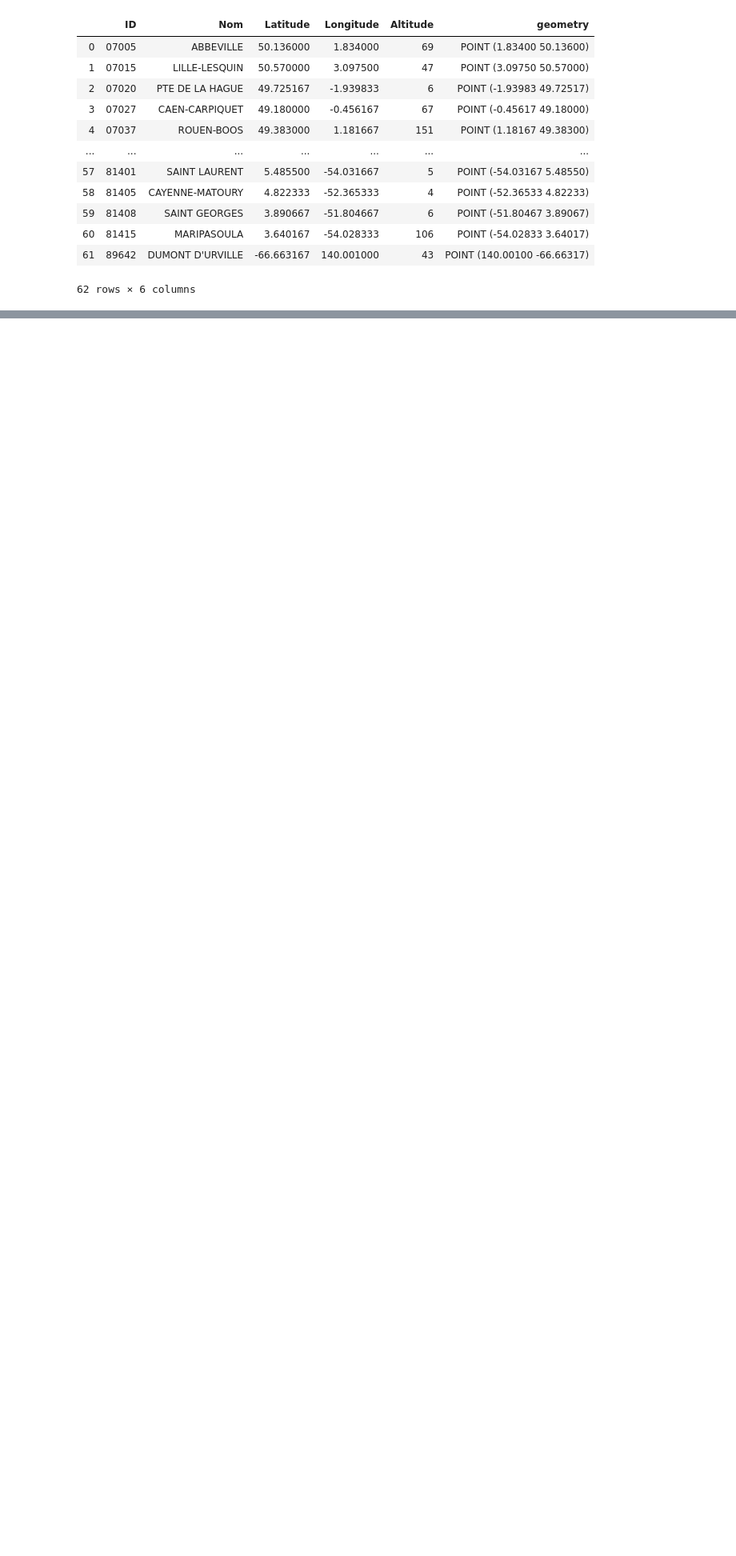
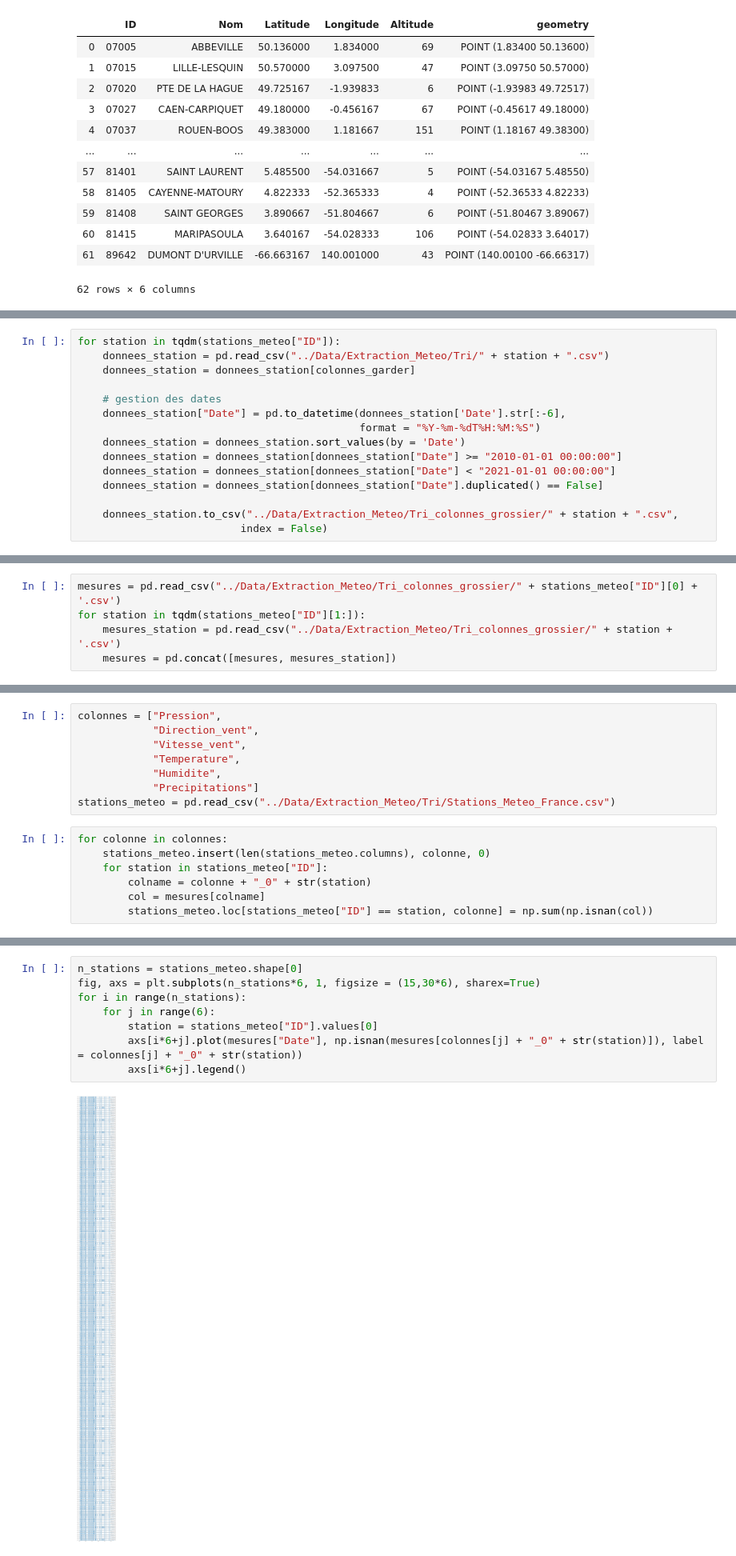
Before and after one commit to JlnZhou/ProjectML, a Jupyter notebook: Meteo.ipynb, the cells around one changed output, grey strips where cells are left out. Shown at 80% size. Cells and saved outputs as stored; diff of their text form; blank space fills up the shorter version.

Commit message:
Extraction meteo

```diff
--- a/Meteo.ipynb
+++ b/Meteo.ipynb
@@ -72,0 +133,15 @@ import requests
+# %%
+for station in tqdm(stations_meteo["ID"]):
+    donnees_station = pd.read_csv("../Data/Extraction_Meteo/Tri/" + station + ".csv")
+    donnees_station = donnees_station[colonnes_garder]
+
+    # gestion des dates
+    donnees_station["Date"] = pd.to_datetime(donnees_station['Date'].str[:-6],
+                                             format = "%Y-%m-%dT%H:%M:%S")
+    donnees_station = donnees_station.sort_values(by = 'Date')
+    donnees_station = donnees_station[donnees_station["Date"] >= "2010-01-01 00:00:00"]
+    donnees_station = donnees_station[donnees_station["Date"] < "2021-01-01 00:00:00"]
+    donnees_station = donnees_station[donnees_station["Date"].duplicated() == False]
+
+    donnees_station.to_csv("../Data/Extraction_Meteo/Tri_colonnes_grossier/" + station + ".csv",
+                          index = False)
@@ -72,0 +151,5 @@ import requests
+# %%
+mesures = pd.read_csv("../Data/Extraction_Meteo/Tri_colonnes_grossier/" + stations_meteo["ID"][0] + '.csv')
+for station in tqdm(stations_meteo["ID"][1:]):
+    mesures_station = pd.read_csv("../Data/Extraction_Meteo/Tri_colonnes_grossier/" + station + '.csv')
+    mesures = pd.concat([mesures, mesures_station])
@@ -72,0 +246,15 @@ import requests
+# %%
+colonnes = ["Pression",
+            "Direction_vent",
+            "Vitesse_vent",
+            "Temperature",
+            "Humidite",
+            "Precipitations"]
+stations_meteo = pd.read_csv("../Data/Extraction_Meteo/Tri/Stations_Meteo_France.csv")
+# %%
+for colonne in colonnes:
+    stations_meteo.insert(len(stations_meteo.columns), colonne, 0)
+    for station in stations_meteo["ID"]:
+        colname = colonne + "_0" + str(station)
+        col = mesures[colname]
+        stations_meteo.loc[stations_meteo["ID"] == station, colonne] = np.sum(np.isnan(col))
@@ -72,0 +276,10 @@ import requests
+# %%
+n_stations = stations_meteo.shape[0]
+fig, axs = plt.subplots(n_stations*6, 1, figsize = (15,30*6), sharex=True)
+for i in range(n_stations):
+    for j in range(6):
+        station = stations_meteo["ID"].values[0]
+        axs[i*6+j].plot(mesures["Date"], np.isnan(mesures[colonnes[j] + "_0" + str(station)]), label = colonnes[j] + "_0" + str(station))
+        axs[i*6+j].legend()
+# %% [output]
+[figure, added]
```
Also changed, not shown: parts of 42 cells of this notebook, 2 other files.
